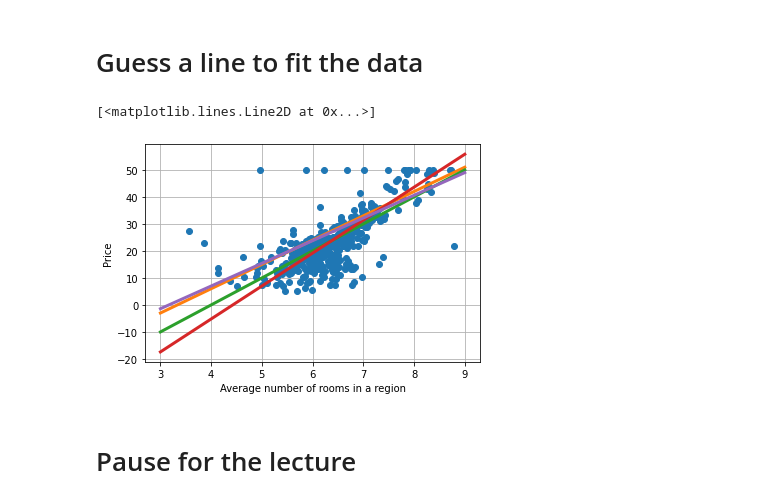
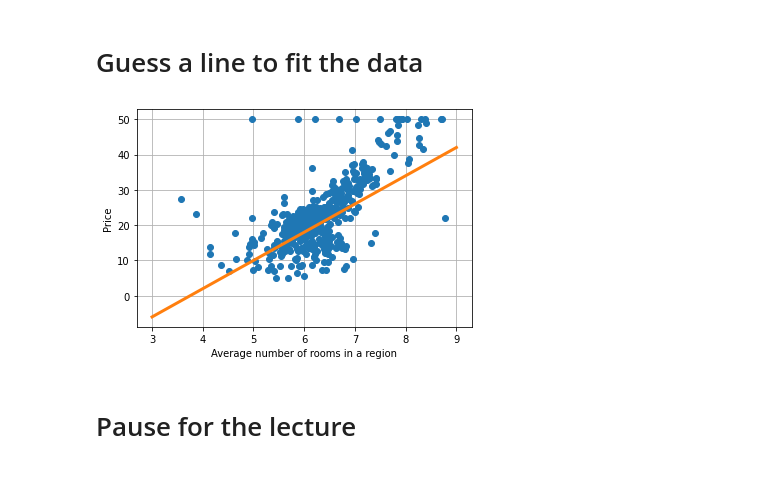
Before and after one commit to huaijiangzhu/SummerML, a Jupyter notebook: day2/demo_boston_housing_1d.ipynb, the cells around one changed output. Saved outputs shown, nothing was run; the diff lists cells and outputs as text; code cells hidden in the pictures.

```diff
--- a/day2/demo_boston_housing_1d.ipynb
+++ b/day2/demo_boston_housing_1d.ipynb
@@ -49,29 +61,20 @@ plt.grid()
 # %% [markdown]
 # Guess a line to fit the data
 # %%
-w1 = 9
+w1 = 8
 w0 = -30
 xplt = np.linspace(3,9,100)
 yplt = w1*xplt + w0
 plt.plot(x,y,'o')    # Plot the data points
 
 plt.plot(xplt,yplt,'-',linewidth=3)  # Plot the line
 plt.xlabel('Average number of rooms in a region')
 plt.ylabel('Price')
 plt.grid()
 
-## A few lines students have came up with
-yplt2 = 10*xplt - 40
-plt.plot(xplt,yplt2,'-',linewidth=3)
-
-yplt3 = 12.2*xplt - 54
-plt.plot(xplt,yplt3,'-',linewidth=3)
-
-yplt4 = 8.4*(xplt - 4) + 7
-plt.plot(xplt,yplt4,'-',linewidth=3)
+## Take a guess for w0 and w1!
 # %% [output]
-[<matplotlib.lines.Line2D at 0x...>]
-[figure, old version]
+[figure, new version]
 # %% [markdown]
 # Pause for the lecture
 # %% [markdown]
```
Also changed, not shown: parts of 9 cells of this notebook.
